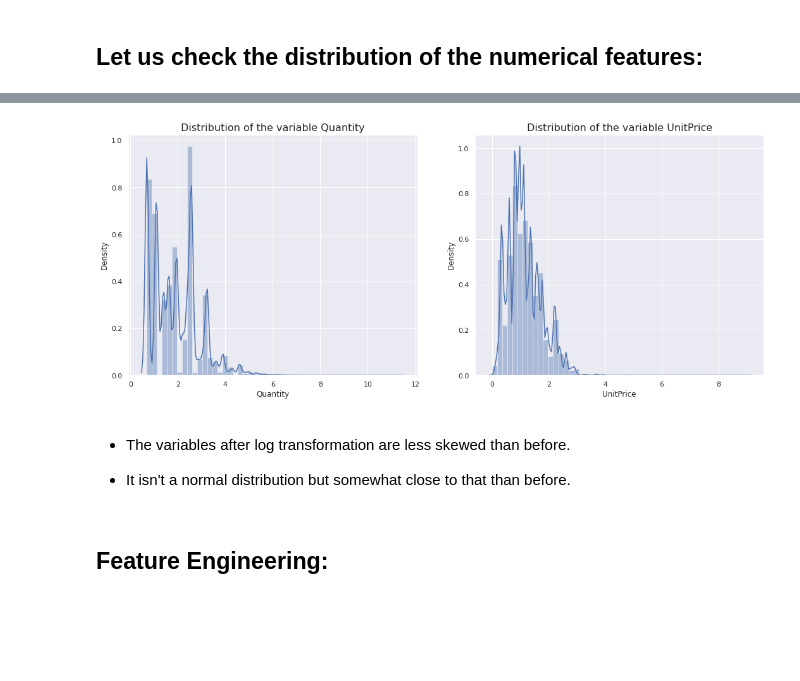
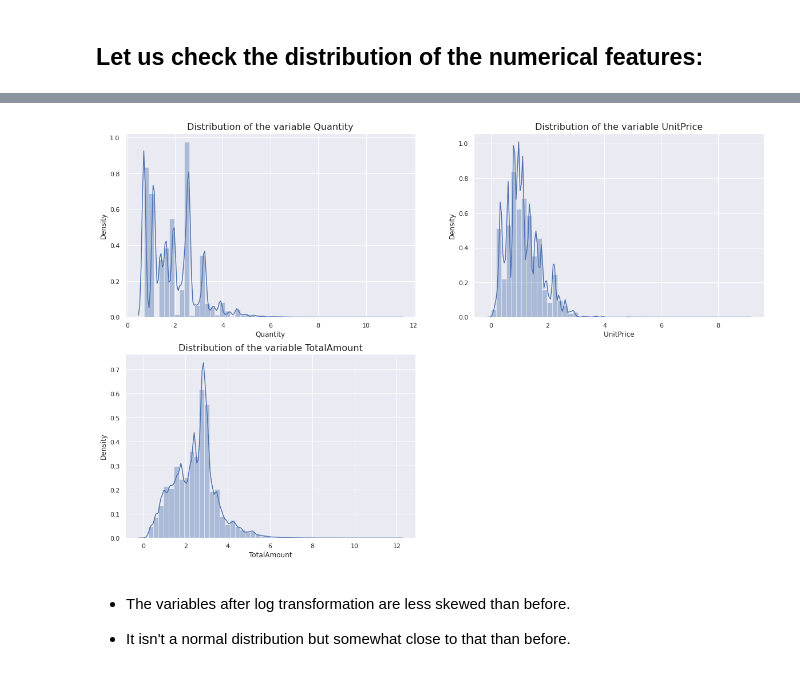
Before and after one commit to Rudrajit12/Online-Retail-Customer-Segmentation, a Jupyter notebook: Online_Retail_Customer_Segmentation_Capstone_Project.ipynb, the cells around one changed output, grey strips where cells are left out. Saved outputs shown, nothing was run; the diff lists cells and outputs as text; code cells hidden in the pictures; blank space fills up the shorter version.

```diff
--- a/Online_Retail_Customer_Segmentation_Capstone_Project.ipynb
+++ b/Online_Retail_Customer_Segmentation_Capstone_Project.ipynb
@@ -373,0 +398,3 @@ Name: UnitPrice, dtype: float64
+# %%
+# create TotalAmount from Quantity and UnitPrice
+cust_df['TotalAmount'] = cust_df['Quantity'] * cust_df['UnitPrice']
@@ -543,11 +584,11 @@ plt.show()
 ## **Let us check the distribution of the numerical features:**
 # %%
 # plot the distribution of the numerical features
-num_features = ['Quantity', 'UnitPrice']
+num_features = ['Quantity', 'UnitPrice', 'TotalAmount']
 count = 1
-plt.subplots()
+plt.subplots(figsize=(20,13))
 for feature in num_features:
-  plt.subplot(1,2,count)
+  plt.subplot(2,2,count)
   sns.distplot(cust_df[feature])
   plt.title(f"Distribution of the variable {feature}", fontsize=16)
   plt.xlabel(f"{feature}")
@@ -562,19 +603,17 @@ for feature in num_features:
 # %%
 # taking a log transformation
 count = 1
-plt.subplots()
+plt.subplots(figsize=(20,13))
 for feature in num_features:
-  plt.subplot(1,2,count)
+  plt.subplot(2,2,count)
   sns.distplot(np.log1p(cust_df[feature]))
   plt.title(f"Distribution of the variable {feature}", fontsize=16)
   plt.xlabel(f"{feature}")
   plt.ylabel("Density")
   count += 1
 # %% [output]
-[figure, old version]
+[figure, new version]
 # %% [markdown]
 * The variables after log transformation are less skewed than before.
 
 * It isn't a normal distribution but somewhat close to that than before.
-# %% [markdown]
-## **Feature Engineering:**
```
Also changed, not shown: parts of 28 cells of this notebook.
